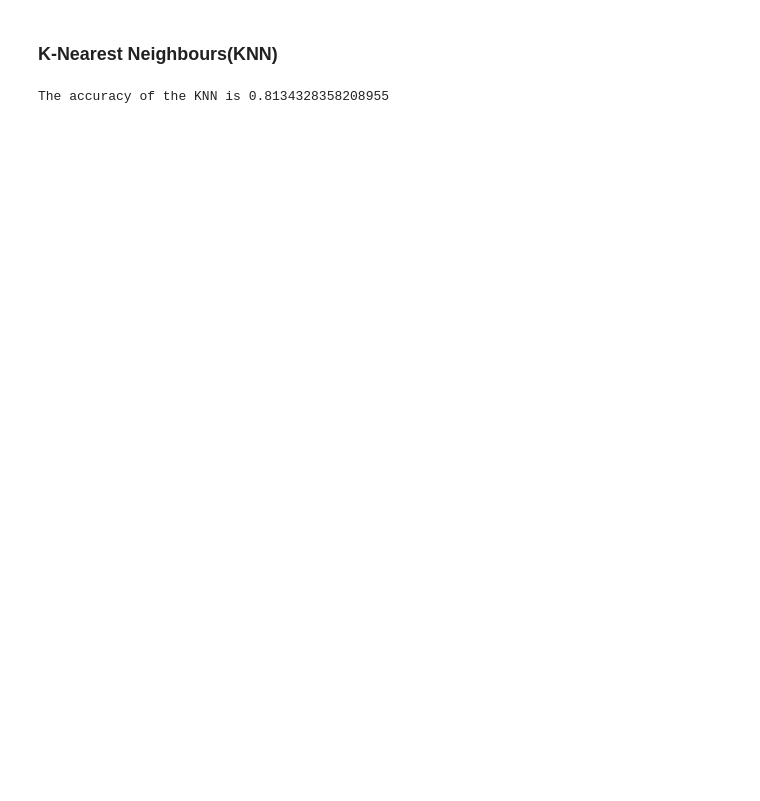
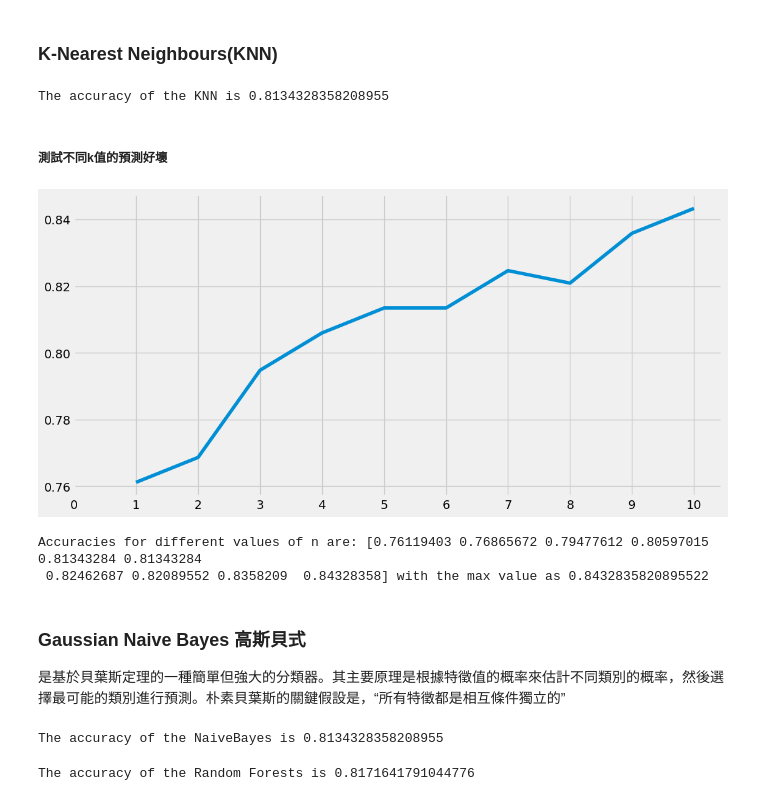
Before and after one commit to Ning306/tanic_workspace, a Jupyter notebook: tanic_EDA.ipynb, the cells around one changed output. Cells and saved outputs as stored; diff of their text form; code cells hidden in the pictures; blank space fills up the shorter version.

```diff
--- a/tanic_EDA.ipynb
+++ b/tanic_EDA.ipynb
@@ -446,7 +452,7 @@ train_Y=train[train.columns[:1]]
 test_X=test[test.columns[1:]]
 
 #測試集資料中，只取第 0 列 (Survived)。
-test_Y=test[test.columns[0]]
+test_Y=test[test.columns[:1]]
 
 #完整數據，除了表頭以外
 X=data[data.columns[1:]]
@@ -572,3 +560,46 @@ prediction5=model.predict(test_X)
 print('The accuracy of the KNN is',metrics.accuracy_score(prediction5,test_Y))
 # %% [output]
 The accuracy of the KNN is 0.8134328358208955
+# %% [markdown]
+##### 測試不同k值的預測好壞
+# %%
+# 測試不同鄰居數 (n_neighbors) 對於預測準確度的影響
+a_index = list(range(1, 11))
+a = pd.Series(dtype='float64')
+x = [0, 1, 2, 3, 4, 5, 6, 7, 8, 9, 10]
+
+for i in list(range(1, 11)):
+    model = KNeighborsClassifier(n_neighbors=i)
+    model.fit(train_X, train_Y)
+    prediction = model.predict(test_X)
+    accuracy = pd.Series(metrics.accuracy_score(prediction, test_Y))
+    a = pd.concat([a, accuracy], ignore_index=True)
+
+plt.plot(a_index, a)
+plt.xticks(x)
+fig = plt.gcf()
+fig.set_size_inches(12, 6)
+plt.show()
+
+print('Accuracies for different values of n are:', a.values, 'with the max value as', a.values.max())
+# %% [output]
+[figure, added]
+Accuracies for different values of n are: [0.76119403 0.76865672 0.79477612 0.80597015 0.81343284 0.81343284
+ 0.82462687 0.82089552 0.8358209  0.84328358] with the max value as 0.8432835820895522
+# %% [markdown]
+### Gaussian Naive Bayes 高斯貝式
+是基於貝葉斯定理的一種簡單但強大的分類器。其主要原理是根據特徵值的概率來估計不同類別的概率，然後選擇最可能的類別進行預測。朴素貝葉斯的關鍵假設是，“所有特徵都是相互條件獨立的”
+# %%
+model=GaussianNB()
+model.fit(train_X,train_Y)
+prediction6=model.predict(test_X)
+print('The accuracy of the NaiveBayes is',metrics.accuracy_score(prediction6,test_Y))
+# %% [output]
+The accuracy of the NaiveBayes is 0.8134328358208955
+# %%
+model=RandomForestClassifier(n_estimators=100)
+model.fit(train_X,train_Y)
+prediction7=model.predict(test_X)
+print('The accuracy of the Random Forests is',metrics.accuracy_score(prediction7,test_Y))
+# %% [output]
+The accuracy of the Random Forests is 0.8171641791044776
```
Also changed, not shown: parts of 16 cells of this notebook.
